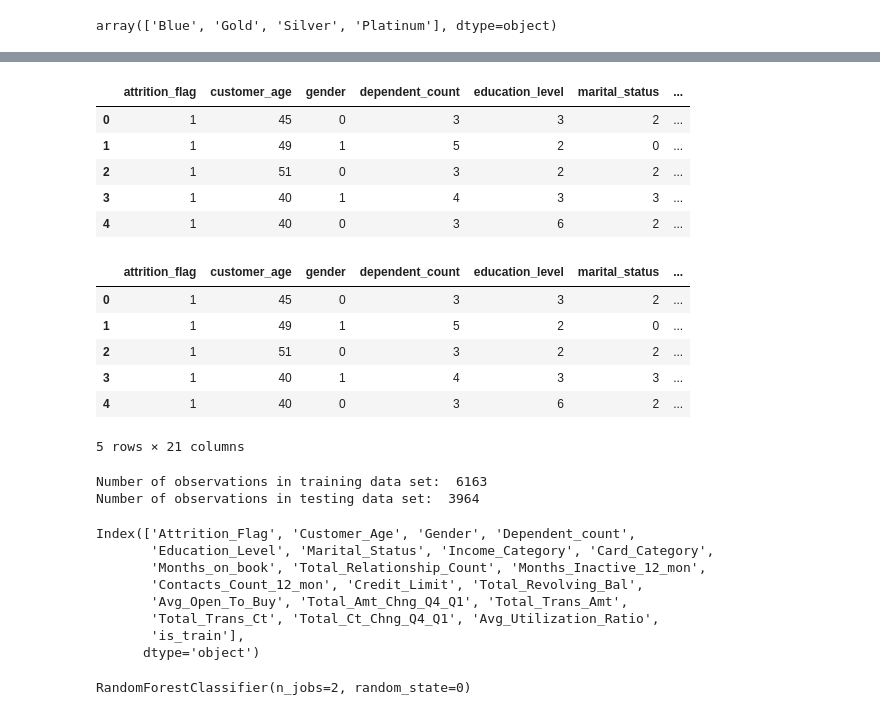
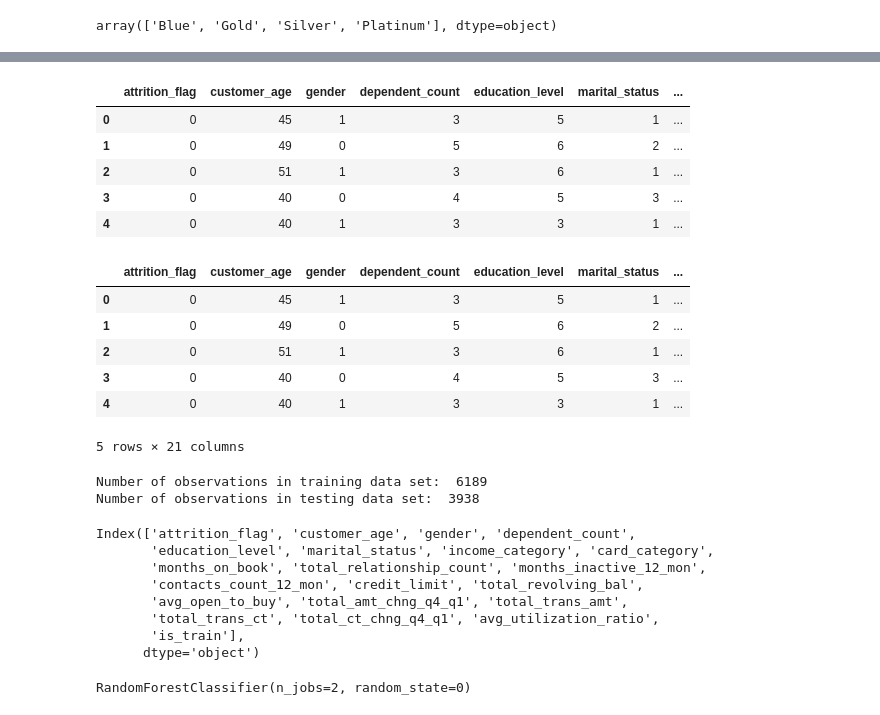
Before and after one commit to gjr140/Credit-Card-Customer_Random-Forest, a Jupyter notebook: Credit_Card_Customer.ipynb, the cells around one changed output, grey strips where cells are left out. Cells and saved outputs as stored; diff of their text form; code cells hidden in the pictures.

```diff
--- a/Credit_Card_Customer.ipynb
+++ b/Credit_Card_Customer.ipynb
@@ -66,3 +78,5 @@ df2 = df1.copy(deep = True)
+# %%
+df2 = df1
 # %%
 def non_numeric_data(df):
     '''
@@ -87,26 +101,26 @@ def non_numeric_data(df):
 
     return df
 # %%
-df_numeric = non_numeric_data(df1)
+df_numeric = non_numeric_data(df2)
 df_numeric.head()
 # %% [output]
 |  | attrition_flag | customer_age | gender | dependent_count | education_level | marital_status | ... |
-| 0 | 1 | 45 | 0 | 3 | 3 | 2 | ... |
-| 1 | 1 | 49 | 1 | 5 | 2 | 0 | ... |
-| 2 | 1 | 51 | 0 | 3 | 2 | 2 | ... |
-| 3 | 1 | 40 | 1 | 4 | 3 | 3 | ... |
-| 4 | 1 | 40 | 0 | 3 | 6 | 2 | ... |
+| 0 | 0 | 45 | 1 | 3 | 5 | 1 | ... |
+| 1 | 0 | 49 | 0 | 5 | 6 | 2 | ... |
+| 2 | 0 | 51 | 1 | 3 | 6 | 1 | ... |
+| 3 | 0 | 40 | 0 | 4 | 5 | 3 | ... |
+| 4 | 0 | 40 | 1 | 3 | 3 | 1 | ... |
 # %%
 df_numeric['is_train'] = np.random.uniform(0, 1, len(df)) <= .60
 # %%
 df_numeric.head()
 # %% [output]
 |  | attrition_flag | customer_age | gender | dependent_count | education_level | marital_status | ... |
-| 0 | 1 | 45 | 0 | 3 | 3 | 2 | ... |
-| 1 | 1 | 49 | 1 | 5 | 2 | 0 | ... |
-| 2 | 1 | 51 | 0 | 3 | 2 | 2 | ... |
-| 3 | 1 | 40 | 1 | 4 | 3 | 3 | ... |
-| 4 | 1 | 40 | 0 | 3 | 6 | 2 | ... |
+| 0 | 0 | 45 | 1 | 3 | 5 | 1 | ... |
+| 1 | 0 | 49 | 0 | 5 | 6 | 2 | ... |
+| 2 | 0 | 51 | 1 | 3 | 6 | 1 | ... |
+| 3 | 0 | 40 | 0 | 4 | 5 | 3 | ... |
+| 4 | 0 | 40 | 1 | 3 | 3 | 1 | ... |
 5 rows × 21 columns
 # %%
 # df2 = df1
@@ -119,18 +133,18 @@ train, test = df_numeric[df_numeric['is_train'] == True], df_numeric[df_numeric[
 print('Number of observations in training data set: ', len(train))
 print('Number of observations in testing data set: ', len(test))
 # %% [output]
-Number of observations in training data set:  6163
-Number of observations in testing data set:  3964
+Number of observations in training data set:  6189
+Number of observations in testing data set:  3938
 # %%
 features = df_numeric.columns[0:]
 features
 # %% [output]
-Index(['Attrition_Flag', 'Customer_Age', 'Gender', 'Dependent_count',
-       'Education_Level', 'Marital_Status', 'Income_Category', 'Card_Category',
-       'Months_on_book', 'Total_Relationship_Count', 'Months_Inactive_12_mon',
-       'Contacts_Count_12_mon', 'Credit_Limit', 'Total_Revolving_Bal',
-       'Avg_Open_To_Buy', 'Total_Amt_Chng_Q4_Q1', 'Total_Trans_Amt',
-       'Total_Trans_Ct', 'Total_Ct_Chng_Q4_Q1', 'Avg_Utilization_Ratio',
+Index(['attrition_flag', 'customer_age', 'gender', 'dependent_count',
+       'education_level', 'marital_status', 'income_category', 'card_category',
+       'months_on_book', 'total_relationship_count', 'months_inactive_12_mon',
+       'contacts_count_12_mon', 'credit_limit', 'total_revolving_bal',
+       'avg_open_to_buy', 'total_amt_chng_q4_q1', 'total_trans_amt',
+       'total_trans_ct', 'total_ct_chng_q4_q1', 'avg_utilization_ratio',
        'is_train'],
       dtype='object')
 # %%
```
Also changed, not shown: parts of 7 cells of this notebook.
